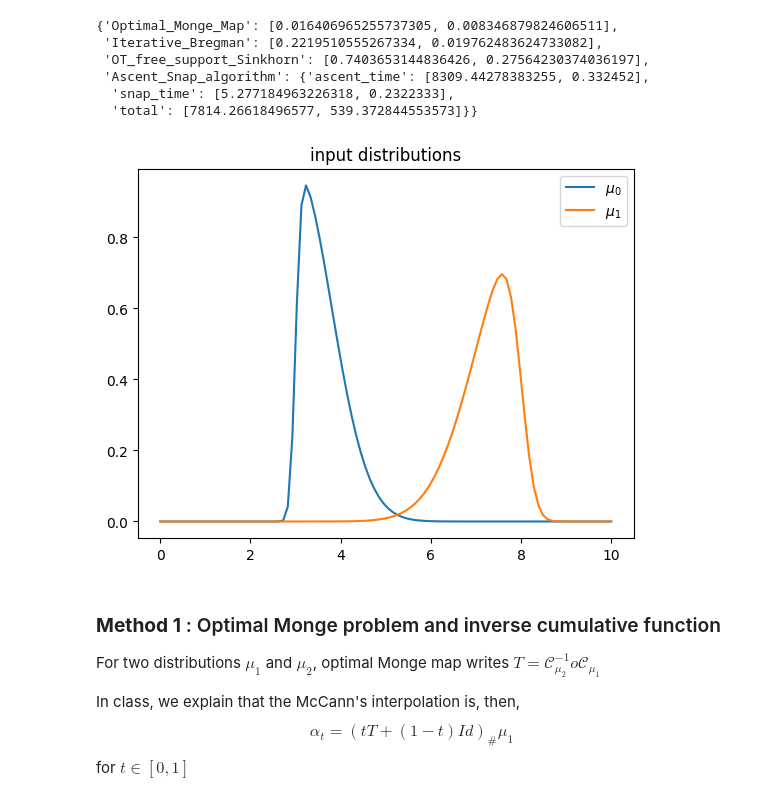
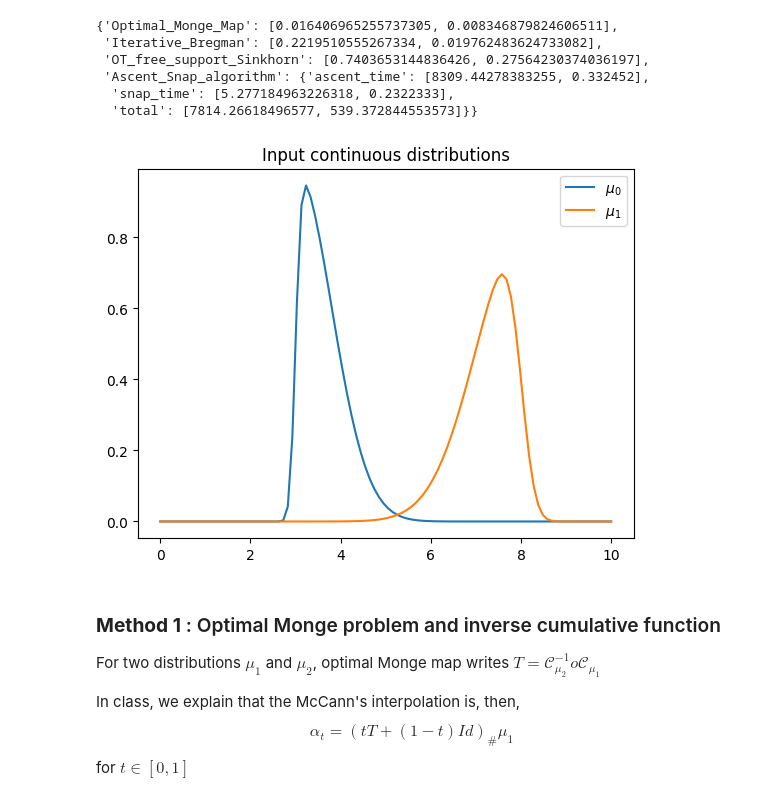
Before and after one commit to InesVATI/projectOT_stochastic_wasserstein_barycenters, a Jupyter notebook: code/experiments.ipynb, the cells around one changed output. Cells and saved outputs as stored; diff of their text form; code cells hidden in the pictures.

```diff
--- a/code/experiments.ipynb
+++ b/code/experiments.ipynb
@@ -424,17 +421,18 @@ time_metrics_1D_skewnorm['Ascent_Snap_algorithm']['snap_time'] += [0.2322333]
 # %%
 skews = [8, -4]
 means = [3, 8]
 stds = [.8, 1]
 
 t = np.linspace(0, 10, 100)
 fig = plt.figure()
 for i in range(2):
     plt.plot(t, skewnorm.pdf(t, skews[i], loc=means[i], scale=stds[i]), label=f"$\mu_{i}$" )
 plt.legend()
-plt.title('input distributions')
-plt.show()
+plt.title('Input continuous distributions')
+
+fig.savefig(figure_folder / '1D_inputs.png')
 # %% [output]
-[figure, old version]
+[figure, new version]
 # %% [markdown]
 ### **Method 1** : Optimal Monge problem and inverse cumulative function
 
```
Also changed, not shown: parts of 2 cells of this notebook, 11 other files.
